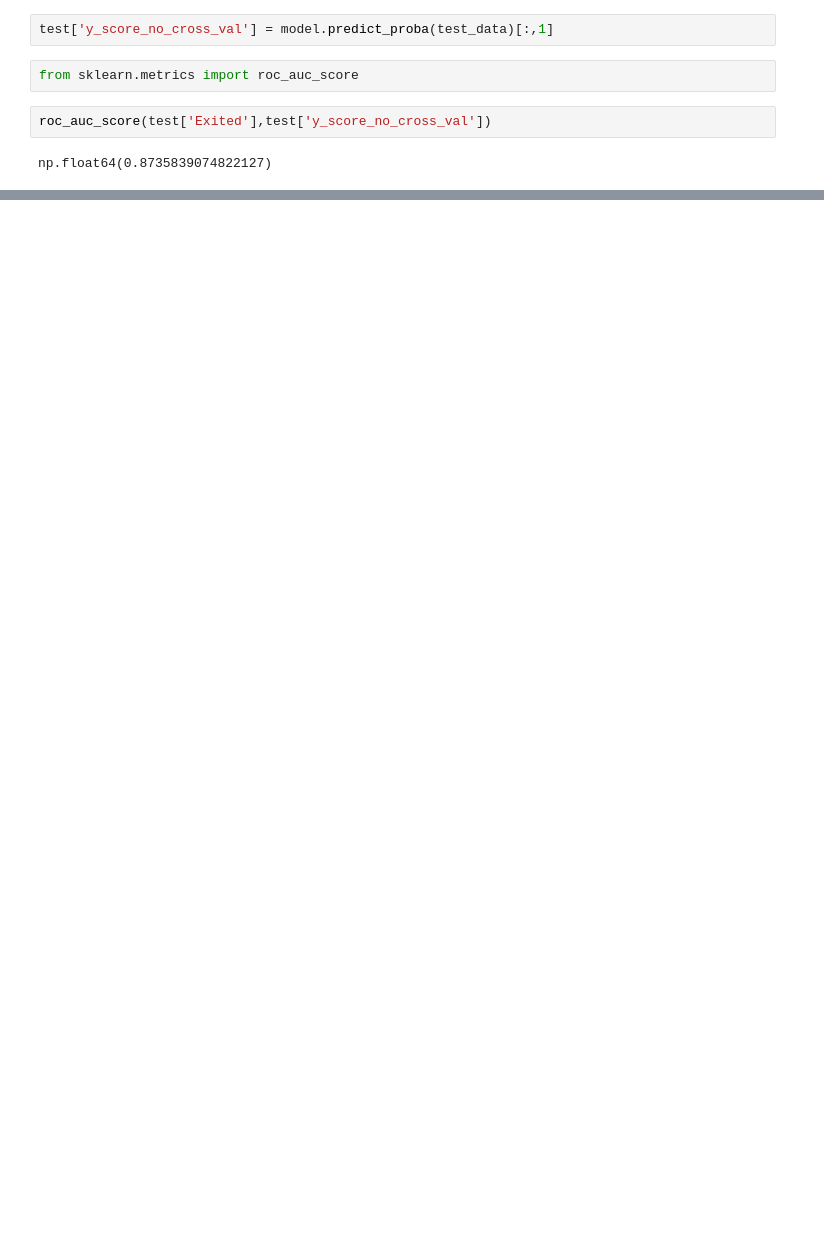
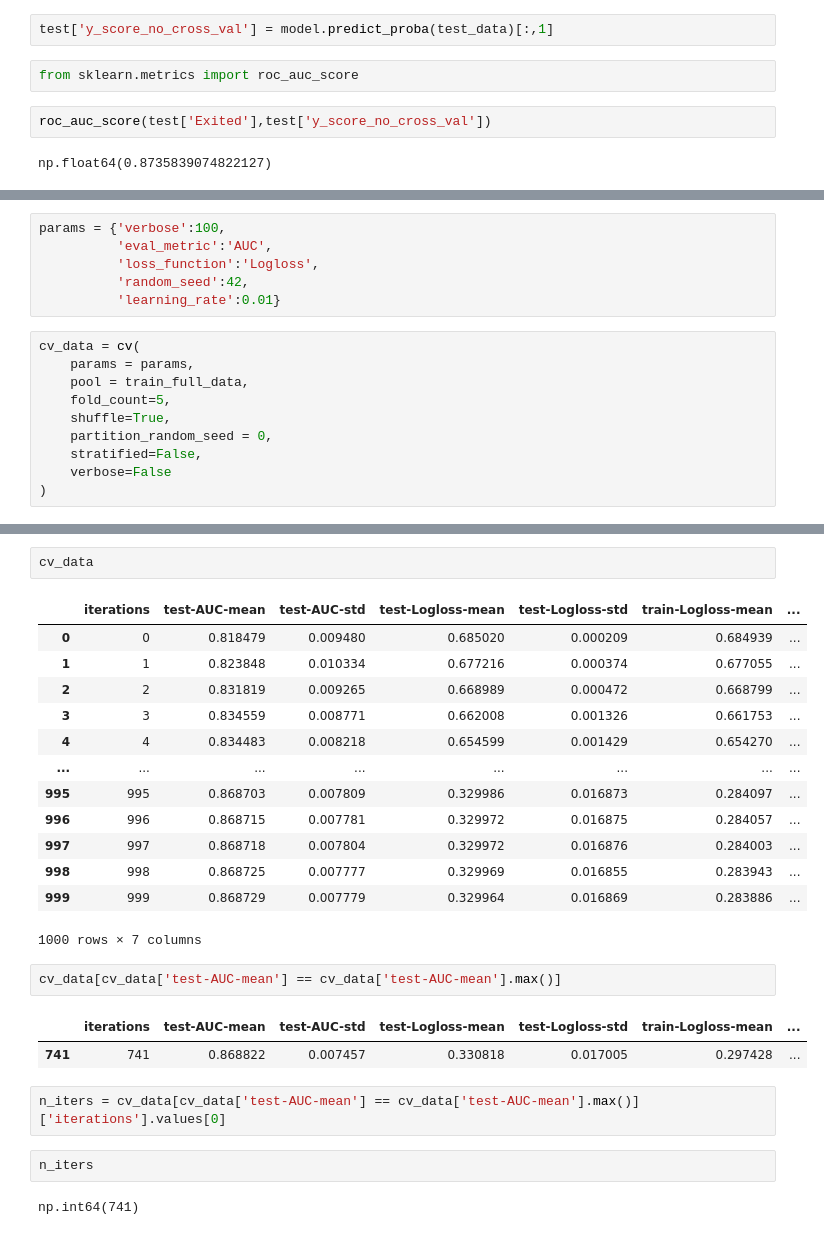
Before and after one commit to SergeyB81/Portfolio-DS, a Jupyter notebook: Car price/useful_stuff.ipynb, the cells around one changed output, grey strips where cells are left out. Saved outputs shown, nothing was run; the diff lists cells and outputs as text; blank space fills up the shorter version.

```diff
--- a/Car price/useful_stuff.ipynb
+++ b/Car price/useful_stuff.ipynb
@@ -190,0 +195,16 @@ np.float64(0.8735839074822127)
+# %%
+params = {'verbose':100,
+          'eval_metric':'AUC',
+          'loss_function':'Logloss',
+          'random_seed':42,
+          'learning_rate':0.01}
+# %%
+cv_data = cv(
+    params = params,
+    pool = train_full_data,
+    fold_count=5,
+    shuffle=True,
+    partition_random_seed = 0,
+    stratified=False,
+    verbose=False
+)
@@ -190,0 +229,27 @@ np.float64(0.8735839074822127)
+# %%
+cv_data
+# %% [output]
+|  | iterations | test-AUC-mean | test-AUC-std | test-Logloss-mean | test-Logloss-std | train-Logloss-mean | ... |
+| 0 | 0 | 0.818479 | 0.009480 | 0.685020 | 0.000209 | 0.684939 | ... |
+| 1 | 1 | 0.823848 | 0.010334 | 0.677216 | 0.000374 | 0.677055 | ... |
+| 2 | 2 | 0.831819 | 0.009265 | 0.668989 | 0.000472 | 0.668799 | ... |
+| 3 | 3 | 0.834559 | 0.008771 | 0.662008 | 0.001326 | 0.661753 | ... |
+| 4 | 4 | 0.834483 | 0.008218 | 0.654599 | 0.001429 | 0.654270 | ... |
+| ... | ... | ... | ... | ... | ... | ... | ... |
+| 995 | 995 | 0.868703 | 0.007809 | 0.329986 | 0.016873 | 0.284097 | ... |
+| 996 | 996 | 0.868715 | 0.007781 | 0.329972 | 0.016875 | 0.284057 | ... |
+| 997 | 997 | 0.868718 | 0.007804 | 0.329972 | 0.016876 | 0.284003 | ... |
+| 998 | 998 | 0.868725 | 0.007777 | 0.329969 | 0.016855 | 0.283943 | ... |
+| 999 | 999 | 0.868729 | 0.007779 | 0.329964 | 0.016869 | 0.283886 | ... |
+1000 rows × 7 columns
+# %%
+cv_data[cv_data['test-AUC-mean'] == cv_data['test-AUC-mean'].max()]
+# %% [output]
+|  | iterations | test-AUC-mean | test-AUC-std | test-Logloss-mean | test-Logloss-std | train-Logloss-mean | ... |
+| 741 | 741 | 0.868822 | 0.007457 | 0.330818 | 0.017005 | 0.297428 | ... |
+# %%
+n_iters = cv_data[cv_data['test-AUC-mean'] == cv_data['test-AUC-mean'].max()]['iterations'].values[0]
+# %%
+n_iters
+# %% [output]
+np.int64(741)
```
Also changed, not shown: parts of 11 cells of this notebook.
